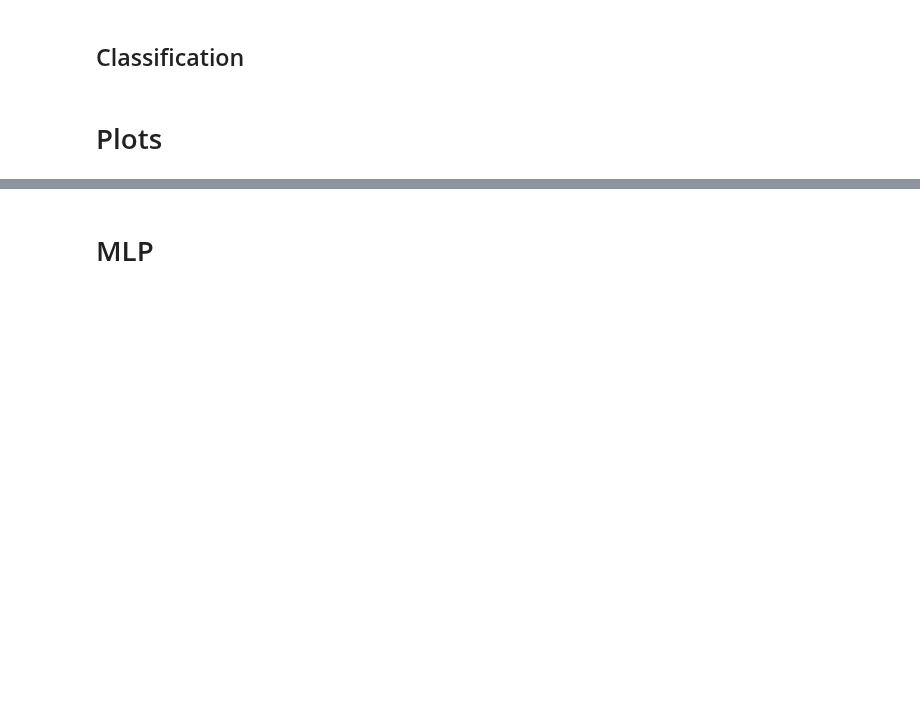
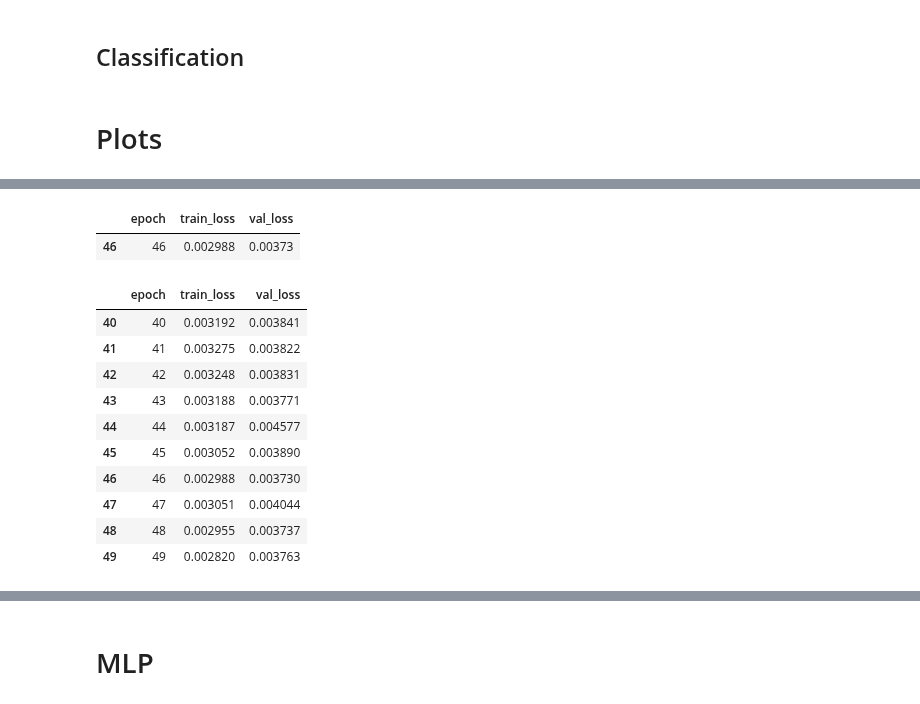
Before and after one commit to josephko91/ice3d, a Jupyter notebook: notebooks/31-torch-model-val.ipynb, the cells around one changed output, grey strips where cells are left out. Drawn from its saved outputs; the diff is of its cells as text; code cells hidden in the pictures; blank space fills up the shorter version.

```diff
--- a/notebooks/31-torch-model-val.ipynb
+++ b/notebooks/31-torch-model-val.ipynb
@@ -258,0 +408,19 @@ print("MAE for sa_eff:", mae)
+# %%
+metrics_df.loc[metrics_df['val_loss']==metrics_df['val_loss'].min()]
+# %% [output]
+|  | epoch | train_loss | val_loss |
+| 46 | 46 | 0.002988 | 0.00373 |
+# %%
+metrics_df.tail(10)
+# %% [output]
+|  | epoch | train_loss | val_loss |
+| 40 | 40 | 0.003192 | 0.003841 |
+| 41 | 41 | 0.003275 | 0.003822 |
+| 42 | 42 | 0.003248 | 0.003831 |
+| 43 | 43 | 0.003188 | 0.003771 |
+| 44 | 44 | 0.003187 | 0.004577 |
+| 45 | 45 | 0.003052 | 0.003890 |
+| 46 | 46 | 0.002988 | 0.003730 |
+| 47 | 47 | 0.003051 | 0.004044 |
+| 48 | 48 | 0.002955 | 0.003737 |
+| 49 | 49 | 0.002820 | 0.003763 |
```
Also changed, not shown: parts of 18 cells of this notebook, 35 other files.
